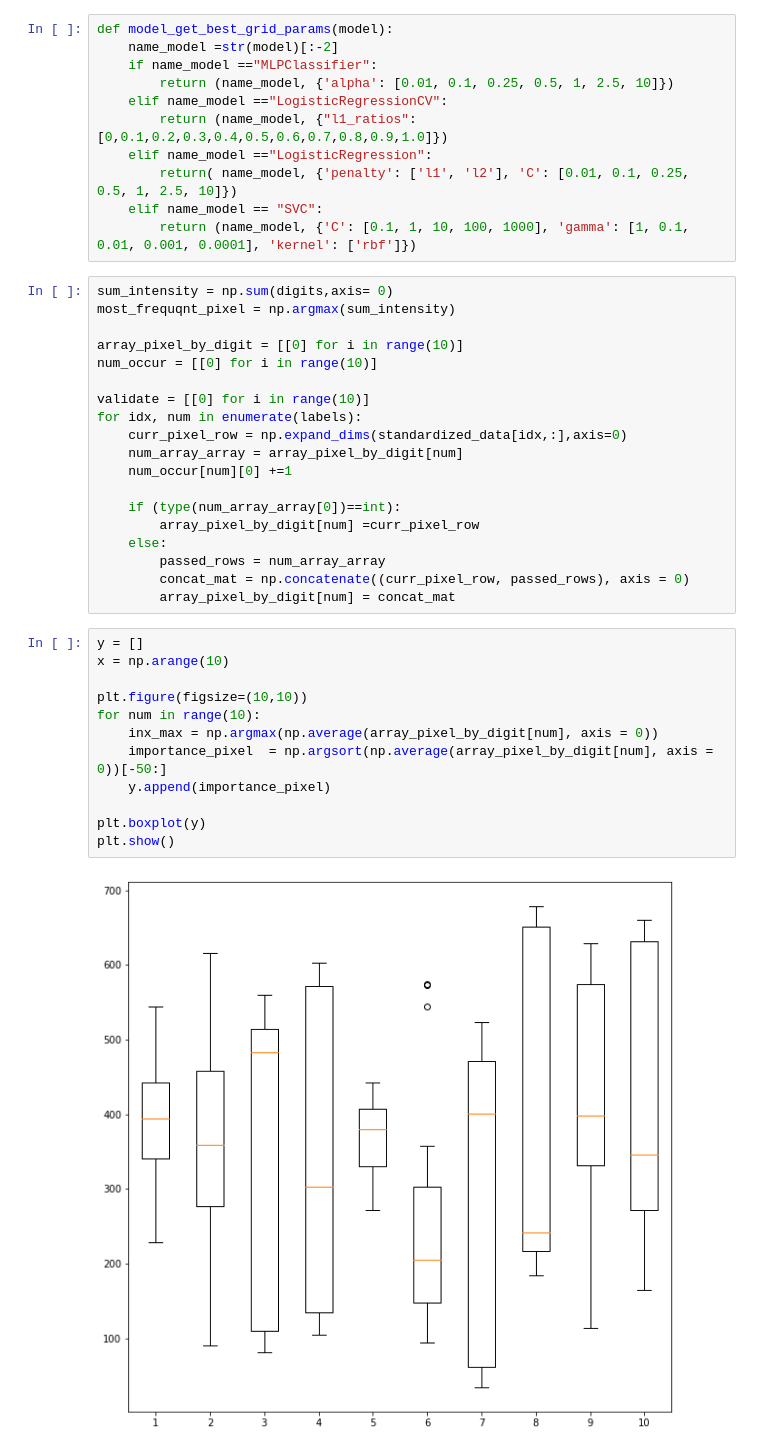
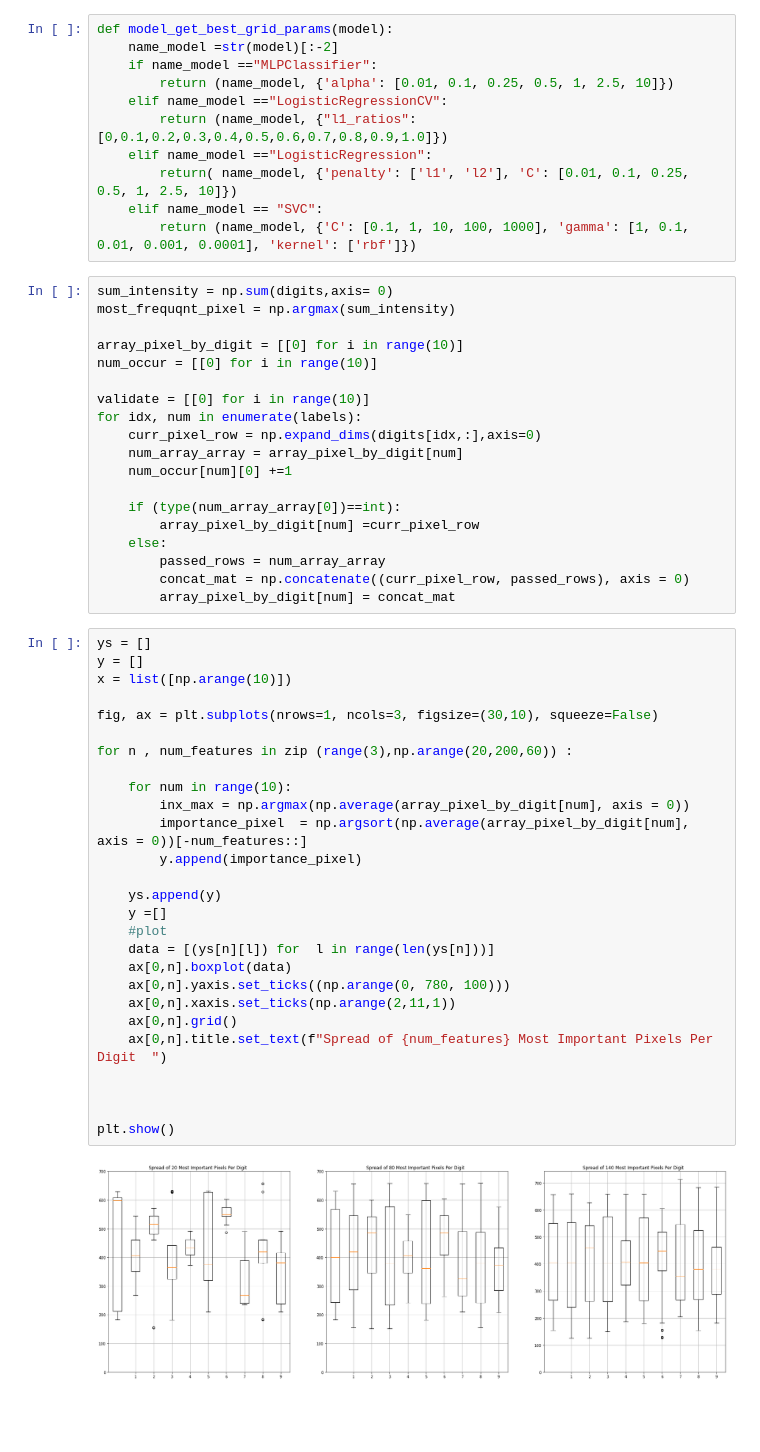
Before and after one commit to idangrady/INFOMPR, a Jupyter notebook: Practical_Assignment/Jupityer_analysis.ipynb, the cells around one changed output. Drawn from its saved outputs; the diff is of its cells as text; blank space fills up the shorter version.

Commit message:
Most Important Pixels Per Digit

```diff
--- a/Practical_Assignment/Jupityer_analysis.ipynb
+++ b/Practical_Assignment/Jupityer_analysis.ipynb
@@ -127,7 +127,7 @@ num_occur = [[0] for i in range(10)]
 
 validate = [[0] for i in range(10)]
 for idx, num in enumerate(labels):
-    curr_pixel_row = np.expand_dims(standardized_data[idx,:],axis=0)
+    curr_pixel_row = np.expand_dims(digits[idx,:],axis=0)
     num_array_array = array_pixel_by_digit[num]
     num_occur[num][0] +=1
 
@@ -137,17 +137,32 @@ for idx, num in enumerate(labels):
         passed_rows = num_array_array
         concat_mat = np.concatenate((curr_pixel_row, passed_rows), axis = 0)
         array_pixel_by_digit[num] = concat_mat
-# %%
-y = []
-x = np.arange(10)
-
-plt.figure(figsize=(10,10))
-for num in range(10):
-    inx_max = np.argmax(np.average(array_pixel_by_digit[num], axis = 0))
-    importance_pixel  = np.argsort(np.average(array_pixel_by_digit[num], axis = 0))[-50:]
-    y.append(importance_pixel)
-
-plt.boxplot(y)
-plt.show()
-# %% [output]
-[figure, removed]
+# %%
+ys = []
+y = []
+x = list([np.arange(10)])
+
+fig, ax = plt.subplots(nrows=1, ncols=3, figsize=(30,10), squeeze=False)
+
+for n , num_features in zip (range(3),np.arange(20,200,60)) :
+
+    for num in range(10):
+        inx_max = np.argmax(np.average(array_pixel_by_digit[num], axis = 0))
+        importance_pixel  = np.argsort(np.average(array_pixel_by_digit[num], axis = 0))[-num_features::]
+        y.append(importance_pixel)
+
+    ys.append(y)
+    y =[]
+    #plot
+    data = [(ys[n][l]) for  l in range(len(ys[n]))]
+    ax[0,n].boxplot(data)
+    ax[0,n].yaxis.set_ticks((np.arange(0, 780, 100)))
+    ax[0,n].xaxis.set_ticks(np.arange(2,11,1))
+    ax[0,n].grid()
+    ax[0,n].title.set_text(f"Spread of {num_features} Most Important Pixels Per Digit  ")
+
+
+
+plt.show()
+# %% [output]
+[figure, added]
```
Also changed, not shown: parts of 9 cells of this notebook.
